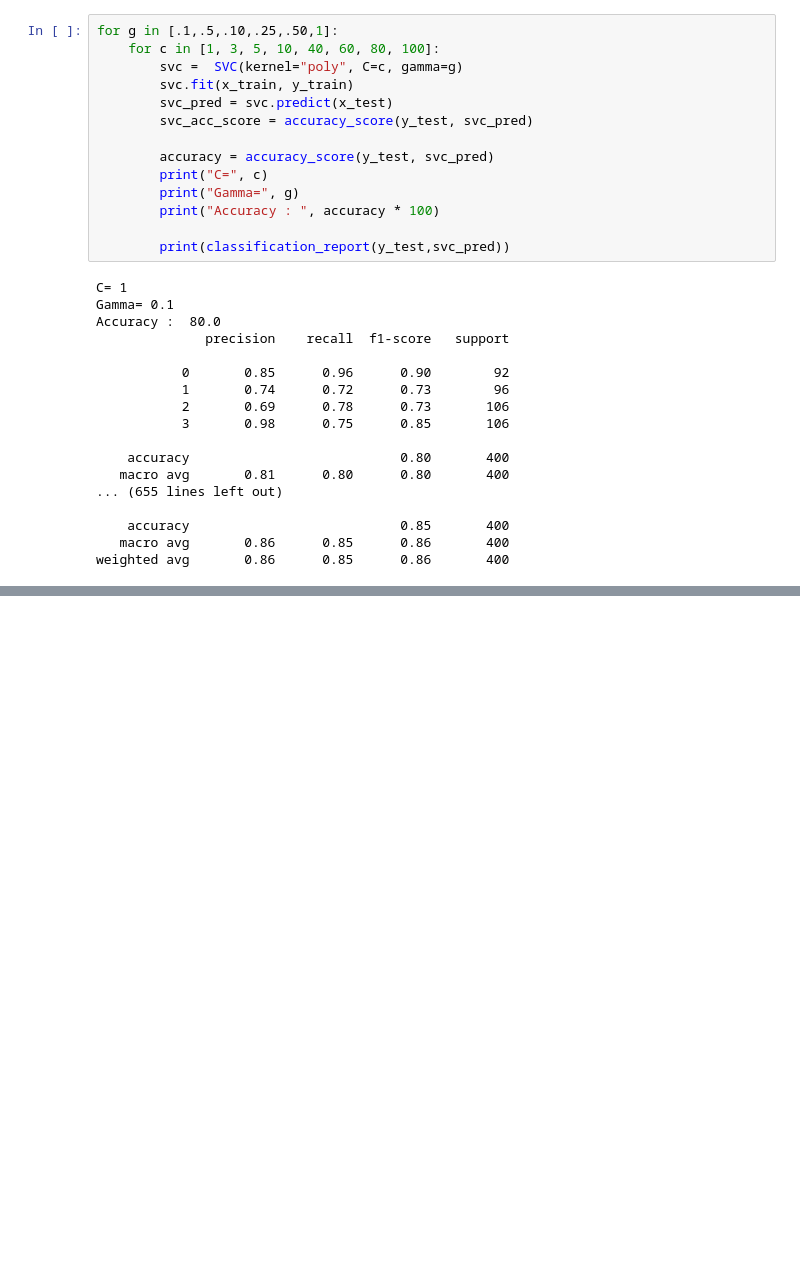
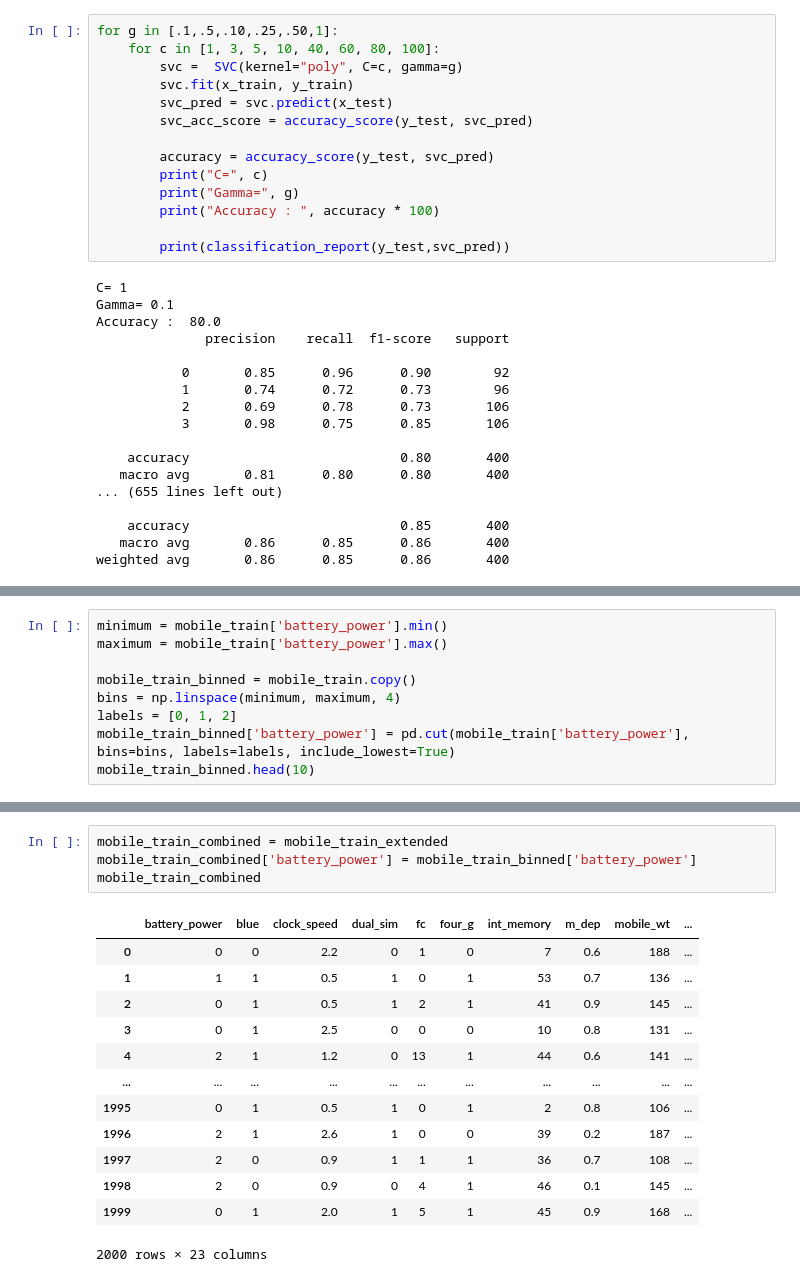
Before and after one commit to alisharifi2000/CS-SBU-DataMining-Msc-projects, a Jupyter notebook: Ali_Nikkhah_99422197/project3/project3.ipynb, the cells around one changed output, grey strips where cells are left out. Drawn from its saved outputs; the diff is of its cells as text; blank space fills up the shorter version.

```diff
--- a/Ali_Nikkhah_99422197/project3/project3.ipynb
+++ b/Ali_Nikkhah_99422197/project3/project3.ipynb
@@ -260,0 +264,9 @@ weighted avg       0.86      0.85      0.86       400
+# %%
+minimum = mobile_train['battery_power'].min()
+maximum = mobile_train['battery_power'].max()
+
+mobile_train_binned = mobile_train.copy()
+bins = np.linspace(minimum, maximum, 4)
+labels = [0, 1, 2]
+mobile_train_binned['battery_power'] = pd.cut(mobile_train['battery_power'], bins=bins, labels=labels, include_lowest=True)
+mobile_train_binned.head(10)
@@ -260,0 +474,18 @@ weighted avg       0.86      0.85      0.86       400
+# %%
+mobile_train_combined = mobile_train_extended
+mobile_train_combined['battery_power'] = mobile_train_binned['battery_power']
+mobile_train_combined
+# %% [output]
+|  | battery_power | blue | clock_speed | dual_sim | fc | four_g | int_memory | m_dep | mobile_wt | ... |
+| 0 | 0 | 0 | 2.2 | 0 | 1 | 0 | 7 | 0.6 | 188 | ... |
+| 1 | 1 | 1 | 0.5 | 1 | 0 | 1 | 53 | 0.7 | 136 | ... |
+| 2 | 0 | 1 | 0.5 | 1 | 2 | 1 | 41 | 0.9 | 145 | ... |
+| 3 | 0 | 1 | 2.5 | 0 | 0 | 0 | 10 | 0.8 | 131 | ... |
+| 4 | 2 | 1 | 1.2 | 0 | 13 | 1 | 44 | 0.6 | 141 | ... |
+| ... | ... | ... | ... | ... | ... | ... | ... | ... | ... | ... |
+| 1995 | 0 | 1 | 0.5 | 1 | 0 | 1 | 2 | 0.8 | 106 | ... |
+| 1996 | 2 | 1 | 2.6 | 1 | 0 | 0 | 39 | 0.2 | 187 | ... |
+| 1997 | 2 | 0 | 0.9 | 1 | 1 | 1 | 36 | 0.7 | 108 | ... |
+| 1998 | 2 | 0 | 0.9 | 0 | 4 | 1 | 46 | 0.1 | 145 | ... |
+| 1999 | 0 | 1 | 2.0 | 1 | 5 | 1 | 45 | 0.9 | 168 | ... |
+2000 rows × 23 columns
```
Also changed, not shown: parts of 18 cells of this notebook, 2 other files.
